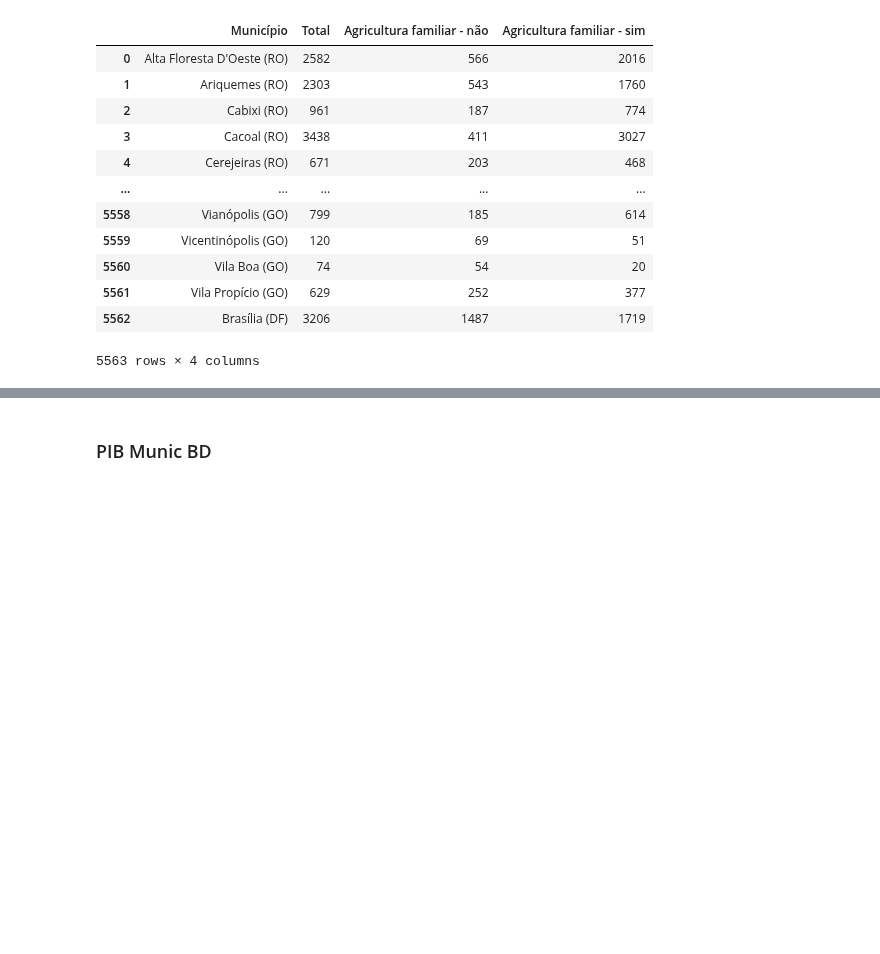
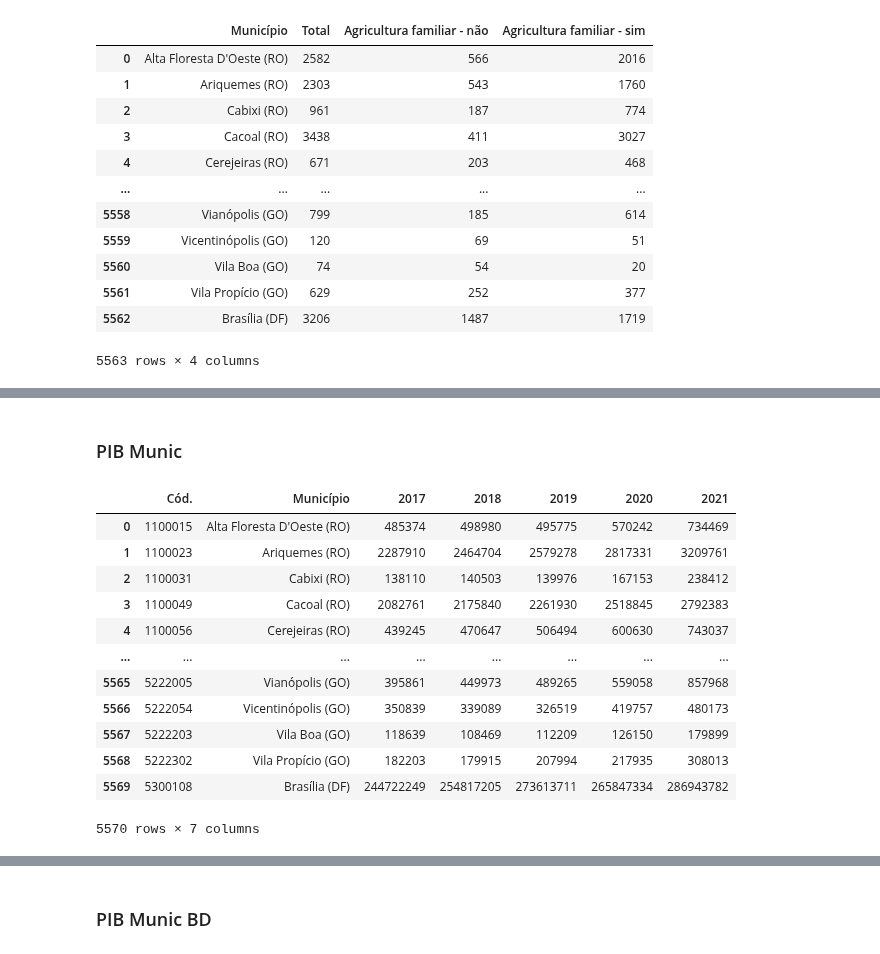
Before and after one commit to AHChaves/IC-InSAN, a Jupyter notebook: Integracao/integracao_2017.ipynb, the cells around one changed output, grey strips where cells are left out. Saved outputs shown, nothing was run; the diff lists cells and outputs as text; code cells hidden in the pictures; blank space fills up the shorter version.

```diff
--- a/Integracao/integracao_2017.ipynb
+++ b/Integracao/integracao_2017.ipynb
@@ -76,0 +141,18 @@ censo_agro
+# %% [markdown]
+### PIB Munic
+# %%
+pib_Munic
+# %% [output]
+|  | Cód. | Município | 2017 | 2018 | 2019 | 2020 | 2021 |
+| 0 | 1100015 | Alta Floresta D'Oeste (RO) | 485374 | 498980 | 495775 | 570242 | 734469 |
+| 1 | 1100023 | Ariquemes (RO) | 2287910 | 2464704 | 2579278 | 2817331 | 3209761 |
+| 2 | 1100031 | Cabixi (RO) | 138110 | 140503 | 139976 | 167153 | 238412 |
+| 3 | 1100049 | Cacoal (RO) | 2082761 | 2175840 | 2261930 | 2518845 | 2792383 |
+| 4 | 1100056 | Cerejeiras (RO) | 439245 | 470647 | 506494 | 600630 | 743037 |
+| ... | ... | ... | ... | ... | ... | ... | ... |
+| 5565 | 5222005 | Vianópolis (GO) | 395861 | 449973 | 489265 | 559058 | 857968 |
+| 5566 | 5222054 | Vicentinópolis (GO) | 350839 | 339089 | 326519 | 419757 | 480173 |
+| 5567 | 5222203 | Vila Boa (GO) | 118639 | 108469 | 112209 | 126150 | 179899 |
+| 5568 | 5222302 | Vila Propício (GO) | 182203 | 179915 | 207994 | 217935 | 308013 |
+| 5569 | 5300108 | Brasília (DF) | 244722249 | 254817205 | 273613711 | 265847334 | 286943782 |
+5570 rows × 7 columns
```
Also changed, not shown: parts of 12 cells of this notebook, 8 other files.
